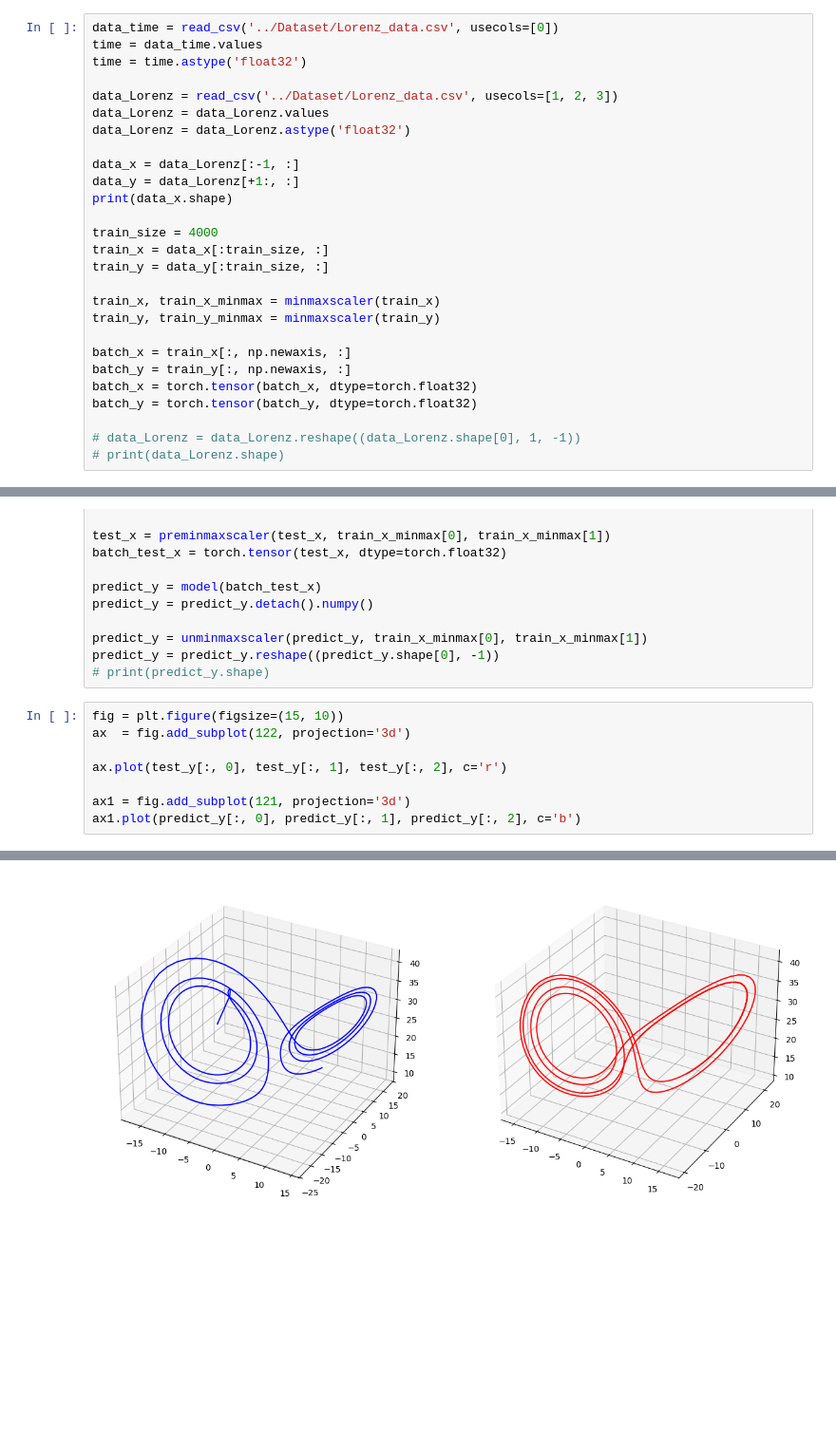
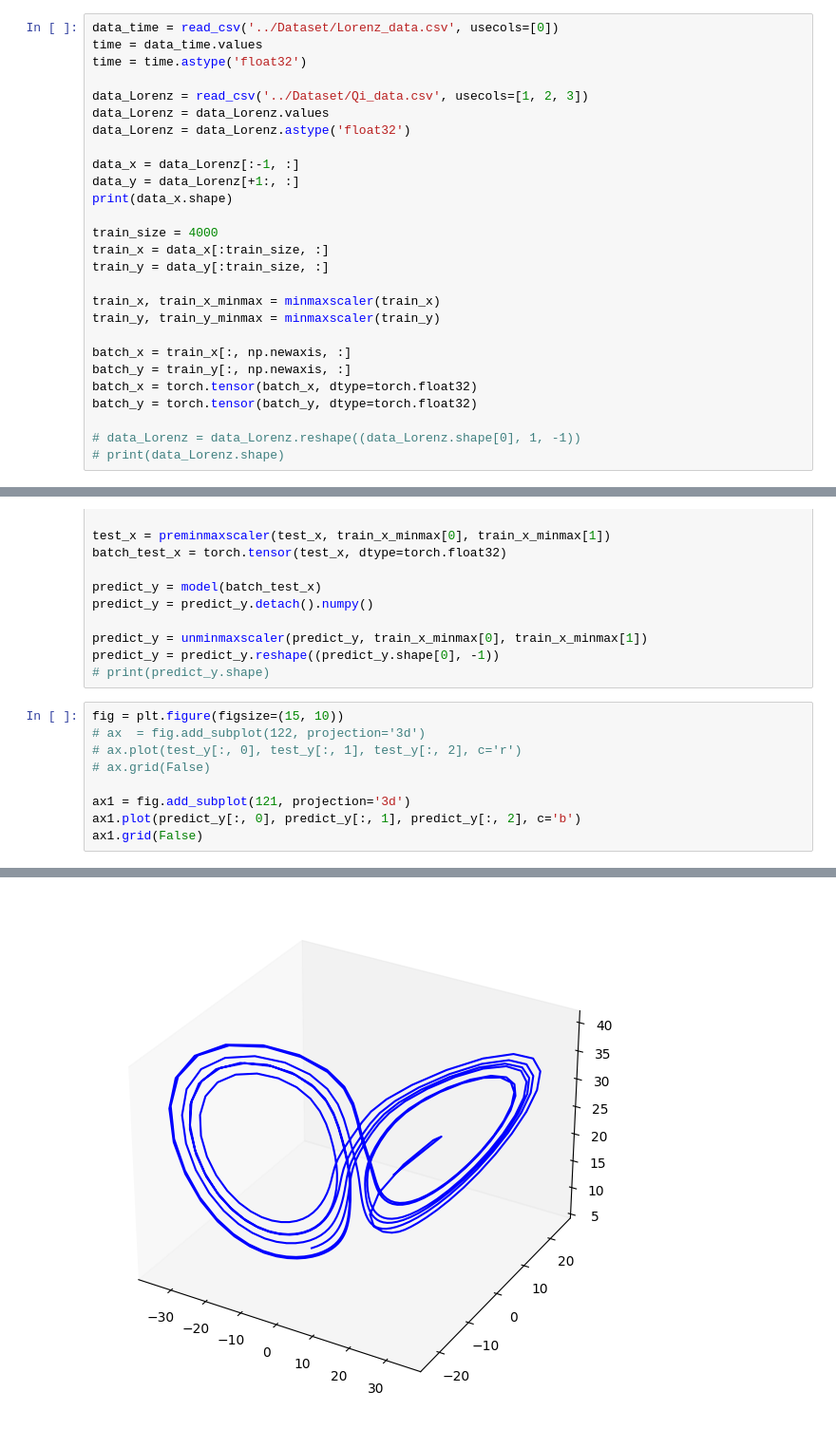
Before and after one commit to Rhyme0730/ML-on-predicting-chaotic-systems, a Jupyter notebook: Predicting Hyperchaotic System (Ongoing)/Lorenz_n_extension/Experiments/LSTM.ipynb, the cells around one changed output, grey strips where cells are left out. Shown at 95% size. Saved outputs shown, nothing was run; the diff lists cells and outputs as text; blank space fills up the shorter version.

Commit message:
update noise Lorenz

```diff
--- a/Predicting Hyperchaotic System (Ongoing)/Lorenz_n_extension/Experiments/LSTM.ipynb
+++ b/Predicting Hyperchaotic System (Ongoing)/Lorenz_n_extension/Experiments/LSTM.ipynb
@@ -39,7 +39,7 @@ data_time = read_csv('../Dataset/Lorenz_data.csv', usecols=[0])
 time = data_time.values
 time = time.astype('float32')
 
-data_Lorenz = read_csv('../Dataset/Lorenz_data.csv', usecols=[1, 2, 3])
+data_Lorenz = read_csv('../Dataset/Qi_data.csv', usecols=[1, 2, 3])
 data_Lorenz = data_Lorenz.values
 data_Lorenz = data_Lorenz.astype('float32')
 
@@ -121,10 +121,11 @@ predict_y = predict_y.reshape((predict_y.shape[0], -1))
 # print(predict_y.shape)
 # %%
 fig = plt.figure(figsize=(15, 10))
-ax  = fig.add_subplot(122, projection='3d')
-
-ax.plot(test_y[:, 0], test_y[:, 1], test_y[:, 2], c='r')
+# ax  = fig.add_subplot(122, projection='3d')
+# ax.plot(test_y[:, 0], test_y[:, 1], test_y[:, 2], c='r')
+# ax.grid(False)
 
 ax1 = fig.add_subplot(121, projection='3d')
 ax1.plot(predict_y[:, 0], predict_y[:, 1], predict_y[:, 2], c='b')
+ax1.grid(False)
 # %% [output]
@@ -132,4 +132,4 @@ ax1.plot(predict_y[:, 0], predict_y[:, 1], predict_y[:, 2], c='b')
-[figure, old version]
+[figure, new version]
 # %%
 print(f'r^2={rsquare(test_y, predict_y)}, nrmse={nrmse(test_y, predict_y)}')
 # test_y.shape, predict_y.shape
```
Also changed, not shown: parts of 3 cells of this notebook, 33 other files.
